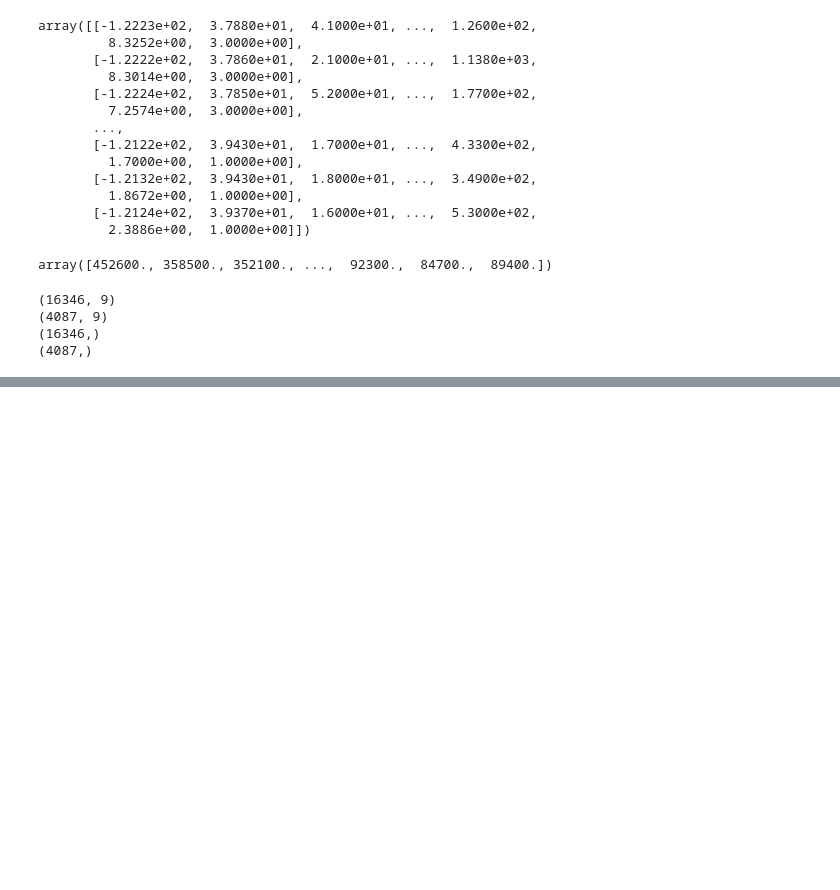
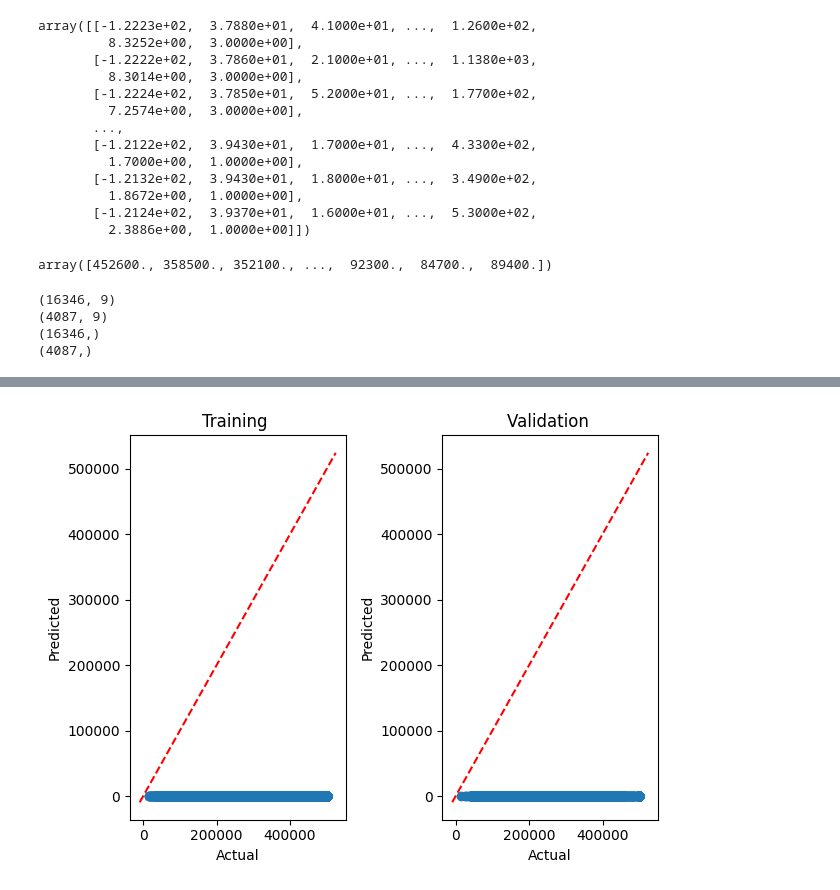
Before and after one commit to Saifullah785/deep-learning-projects, a Jupyter notebook: Project_01_House_Price_Prediction_using_ANN/Project_01_House_Price_Prediction_using_ANN.ipynb, the cells around one changed output, grey strips where cells are left out. Saved outputs shown, nothing was run; the diff lists cells and outputs as text; code cells hidden in the pictures; blank space fills up the shorter version.

```diff
--- a/Project_01_House_Price_Prediction_using_ANN/Project_01_House_Price_Prediction_using_ANN.ipynb
+++ b/Project_01_House_Price_Prediction_using_ANN/Project_01_House_Price_Prediction_using_ANN.ipynb
@@ -156,0 +161,7 @@ print(y_test.shape)
+# %%
+# Initialize the MinMaxScaler
+min_max_scaler = MinMaxScaler()
+# Fit and transform the training data
+x_train = min_max_scaler.fit_transform(x_train)
+# Transform the testing data using the same scaler
+x_test = min_max_scaler.transform(x_test)
@@ -156,0 +316,31 @@ print(y_test.shape)
+# %%
+# specify the dimensions
+fig, axes = plt.subplots(1, 2)
+
+# this makes the individual subplots
+# training results
+axes[0].scatter(x = y_train, y=model.predict(x_train))
+axes[0].set_xlabel('Actual', fontsize = 10)
+axes[0].set_ylabel('Predicted', fontsize = 10)
+axes[0].set_title('Training ')
+
+# Add 45 deg line for visual comparison
+x = np.linspace(*axes[0].get_xlim())
+axes[0].plot(x, x, 'r--')
+
+# validation Results
+axes[1].scatter(x = y_test, y=model.predict(x_test))
+axes[1].set_xlabel('Actual', fontsize = 10)
+axes[1].set_ylabel('Predicted', fontsize = 10)
+axes[1].set_title('Validation ')
+
+# Add 45 deg line for visual comparison
+x = np.linspace(*axes[1].get_xlim())
+axes[1].plot(x, x, 'r--')
+
+# Adjust layout to prevent overlapping titles and labels
+plt.tight_layout()
+
+# Show the plot
+plt.show()
+# %% [output]
@@ -156,0 +349 @@ print(y_test.shape)
+[figure, added]
```
Also changed, not shown: parts of 14 cells of this notebook.
